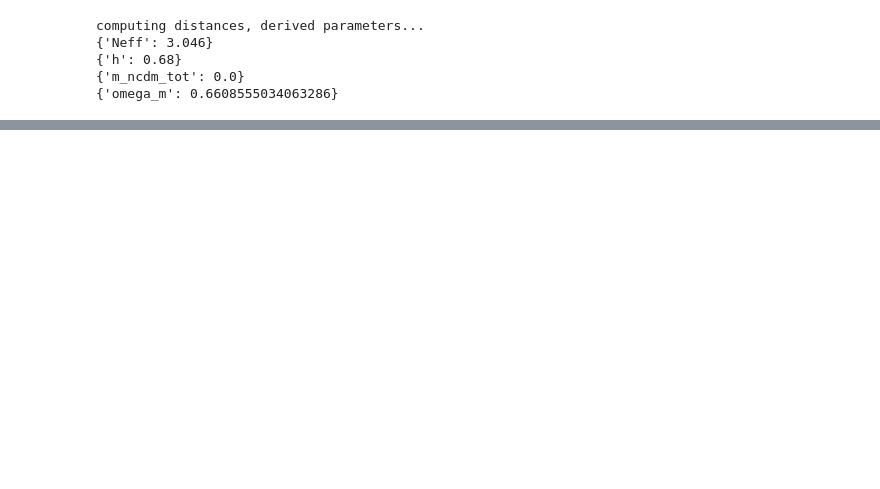
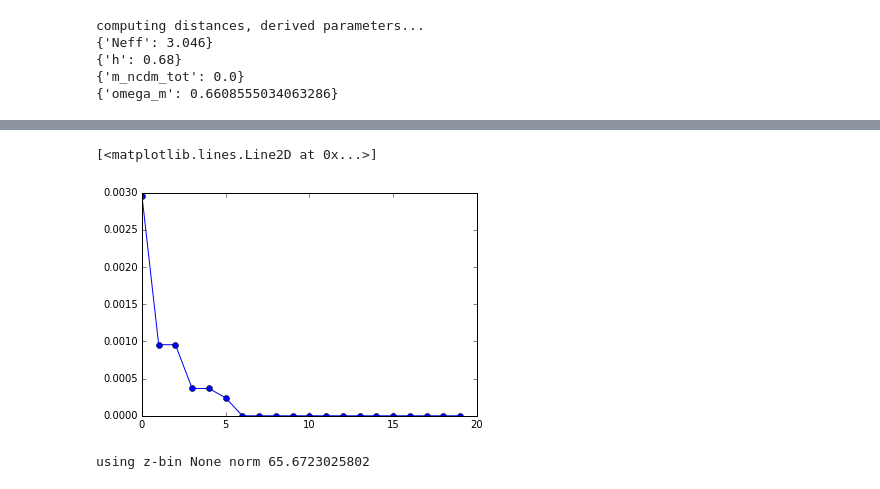
Before and after one commit to VMBoehm/BispectrumBias, a Jupyter notebook: DeltaCl Interpolation.ipynb, the cells around one changed output, grey strips where cells are left out. Saved outputs shown, nothing was run; the diff lists cells and outputs as text; code cells hidden in the pictures; blank space fills up the shorter version.

```diff
--- a/DeltaCl Interpolation.ipynb
+++ b/DeltaCl Interpolation.ipynb
@@ -204,0 +231,5 @@ plt.plot(spline[100,100:240],marker='^')
+# %%
+plt.plot(interp_matrix[200,200:220],marker='o')
+# %% [output]
+[<matplotlib.lines.Line2D at 0x...>]
+[figure, added]
@@ -204,0 +262,4 @@ plt.plot(spline[100,100:240],marker='^')
+# %%
+W_g = gal_clus(b=simple_bias,bin_num=LSST_bin,cosmo=data, dNdz=dNdz_LSST)
+# %% [output]
+using z-bin None norm 65.6723025802
```
Also changed, not shown: parts of 23 cells of this notebook, 4 other files.
